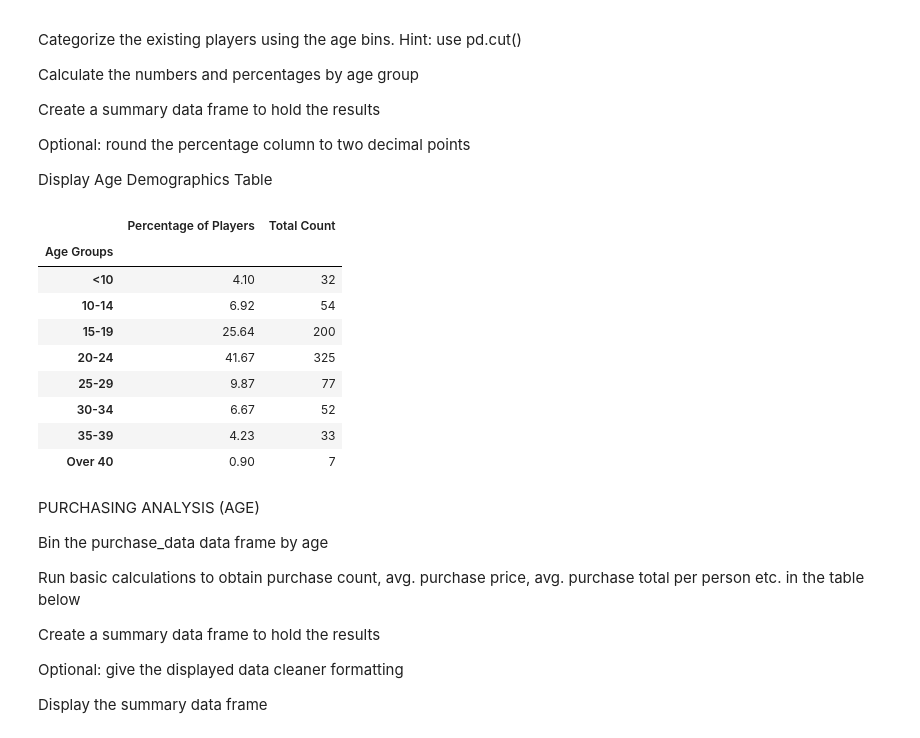
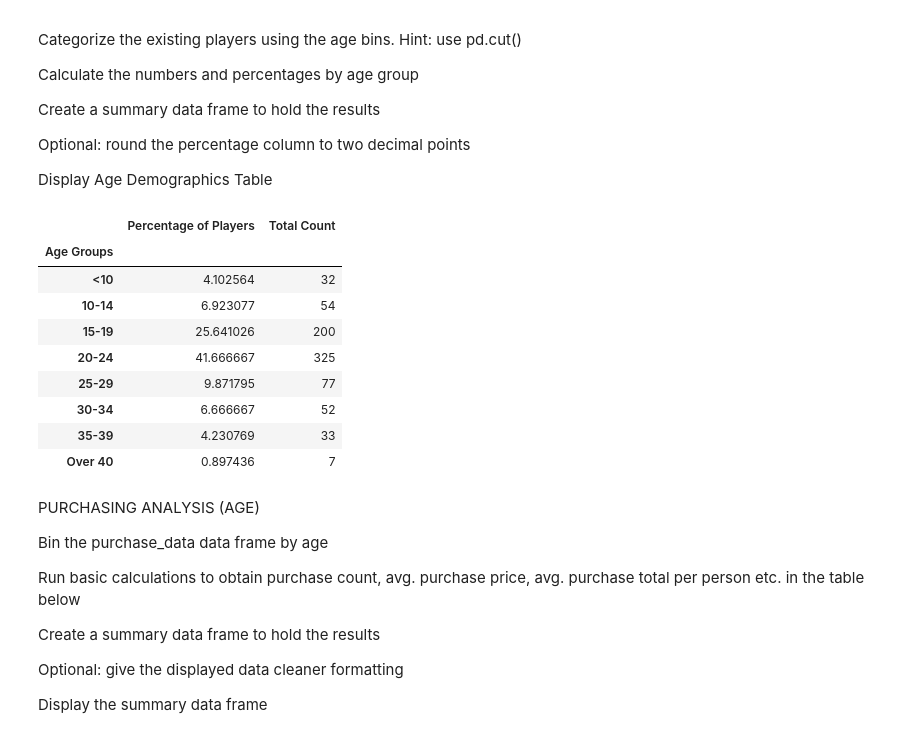
Before and after one commit to jwtkns00/Pandas-Challenge, a Jupyter notebook: Desktop/Pandas-Challenge/HeroesOfPymoli/.ipynb, the cells around one changed output. Cells and saved outputs as stored; diff of their text form; code cells hidden in the pictures.

```diff
--- a/Desktop/Pandas-Challenge/HeroesOfPymoli/.ipynb
+++ b/Desktop/Pandas-Challenge/HeroesOfPymoli/.ipynb
@@ -156,40 +150,32 @@ Optional: round the percentage column to two decimal points
 
 Display Age Demographics Table
 # %%
-#Create bins and labels
 bins = ([0,10,15,20,25,30,35,40,100])
 group_bins = ["<10", "10-14", "15-19", "20-24", "25-29", "30-34", "35-39", "Over 40"]
 
-#Groupby and adding bins to new DF
 bins_DF = purchase_data_DF.copy()
 bins_DF["Age Groups"] = pd.cut(bins_DF["Age"], bins, labels=group_bins)
 group_bins_DF = bins_DF.groupby(["Age Groups"])
 
-#Calculations
 bin_count = group_bins_DF["SN"].count()
 total_count = purchase_data_DF["SN"].count()
 bin_perc = (bin_count / total_count) * 100
 
-#Create Data Frame
 Age_Bins_DF = pd.DataFrame({"Percentage of Players": bin_perc,
                            "Total Count": bin_count})
 
-#Round 2 decimal points
-Age_Bins_DF = Age_Bins_DF.round(2)
-
-#Display DF
 Age_Bins_DF
 # %% [output]
 |  | Percentage of Players | Total Count |
 | Age Groups |  |  |
-| <10 | 4.10 | 32 |
-| 10-14 | 6.92 | 54 |
-| 15-19 | 25.64 | 200 |
-| 20-24 | 41.67 | 325 |
-| 25-29 | 9.87 | 77 |
-| 30-34 | 6.67 | 52 |
-| 35-39 | 4.23 | 33 |
-| Over 40 | 0.90 | 7 |
+| <10 | 4.102564 | 32 |
+| 10-14 | 6.923077 | 54 |
+| 15-19 | 25.641026 | 200 |
+| 20-24 | 41.666667 | 325 |
+| 25-29 | 9.871795 | 77 |
+| 30-34 | 6.666667 | 52 |
+| 35-39 | 4.230769 | 33 |
+| Over 40 | 0.897436 | 7 |
 # %% [markdown]
 PURCHASING ANALYSIS (AGE)
 
```
Also changed, not shown: parts of 9 cells of this notebook.
